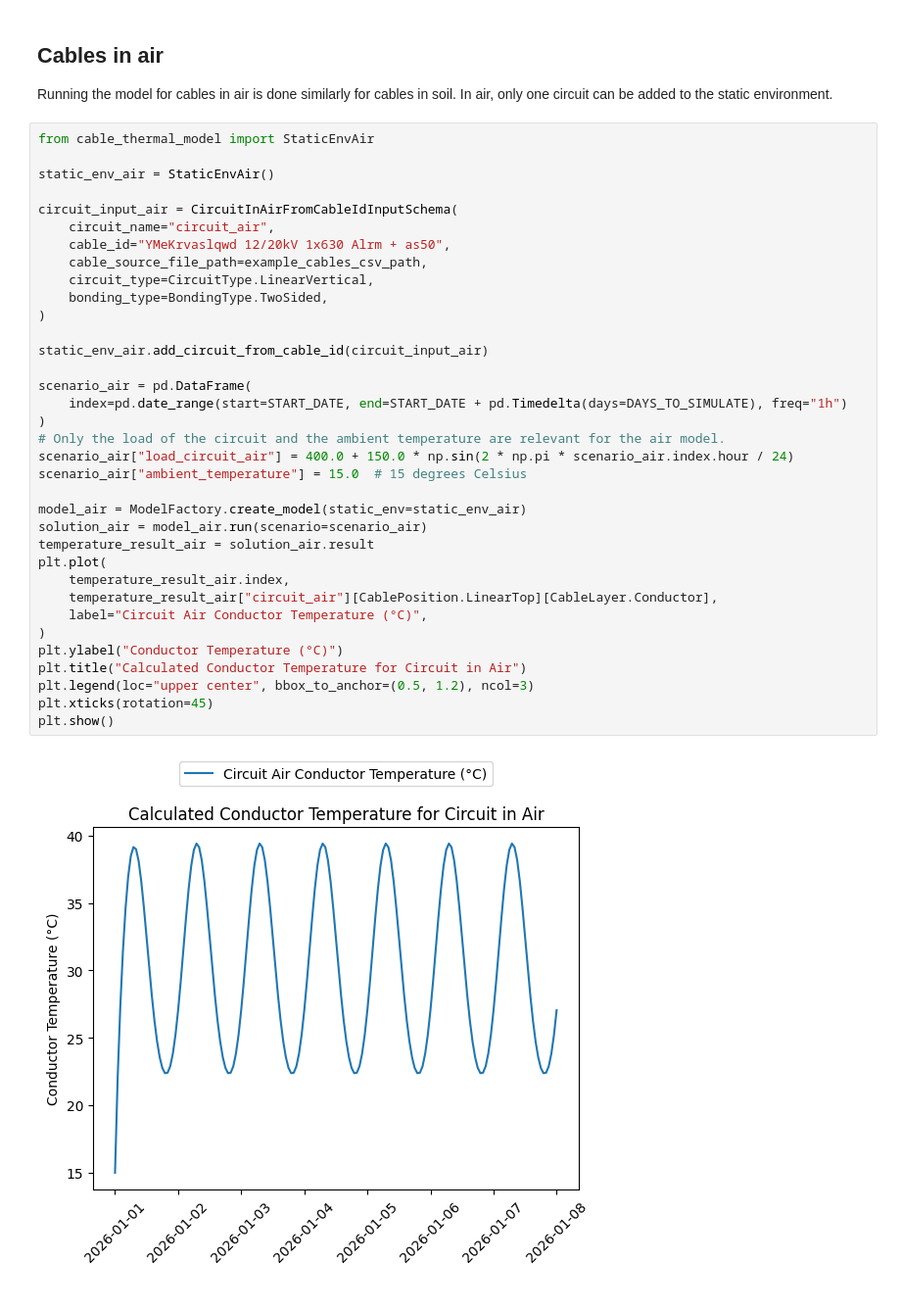
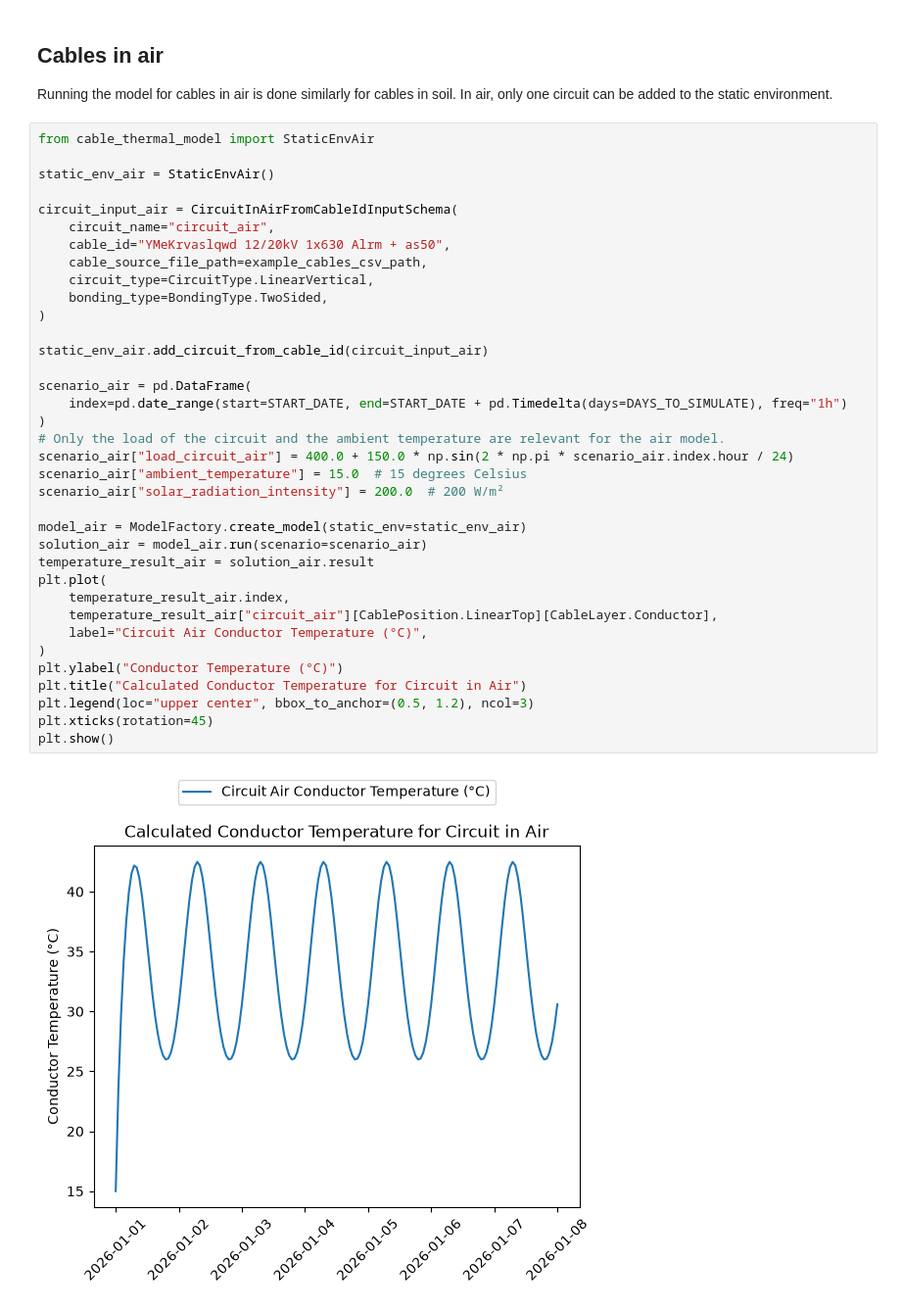
Before and after one commit to alliander-opensource/cable-thermal-model, a Jupyter notebook: docs/examples/example_calculation.ipynb, the cells around one changed output. Shown at 98% size. Drawn from its saved outputs; the diff is of its cells as text.

Commit message:
feat: add solar radiation for cables in air and parametrize pipe material.
Signed-off-by: BramVloedgraven <bram.vloedgraven@dep.nl>

```diff
--- a/docs/examples/example_calculation.ipynb
+++ b/docs/examples/example_calculation.ipynb
@@ -192,31 +194,32 @@ circuit_input_air = CircuitInAirFromCableIdInputSchema(
     circuit_name="circuit_air",
     cable_id="YMeKrvaslqwd 12/20kV 1x630 Alrm + as50",
     cable_source_file_path=example_cables_csv_path,
     circuit_type=CircuitType.LinearVertical,
     bonding_type=BondingType.TwoSided,
 )
 
 static_env_air.add_circuit_from_cable_id(circuit_input_air)
 
 scenario_air = pd.DataFrame(
     index=pd.date_range(start=START_DATE, end=START_DATE + pd.Timedelta(days=DAYS_TO_SIMULATE), freq="1h")
 )
 # Only the load of the circuit and the ambient temperature are relevant for the air model.
 scenario_air["load_circuit_air"] = 400.0 + 150.0 * np.sin(2 * np.pi * scenario_air.index.hour / 24)
 scenario_air["ambient_temperature"] = 15.0  # 15 degrees Celsius
+scenario_air["solar_radiation_intensity"] = 200.0  # 200 W/m²
 
 model_air = ModelFactory.create_model(static_env=static_env_air)
 solution_air = model_air.run(scenario=scenario_air)
 temperature_result_air = solution_air.result
 plt.plot(
     temperature_result_air.index,
     temperature_result_air["circuit_air"][CablePosition.LinearTop][CableLayer.Conductor],
     label="Circuit Air Conductor Temperature (°C)",
 )
 plt.ylabel("Conductor Temperature (°C)")
 plt.title("Calculated Conductor Temperature for Circuit in Air")
 plt.legend(loc="upper center", bbox_to_anchor=(0.5, 1.2), ncol=3)
 plt.xticks(rotation=45)
 plt.show()
 # %% [output]
-[figure, old version]
+[figure, new version]
```
Also changed, not shown: parts of 3 cells of this notebook, 31 other files.
